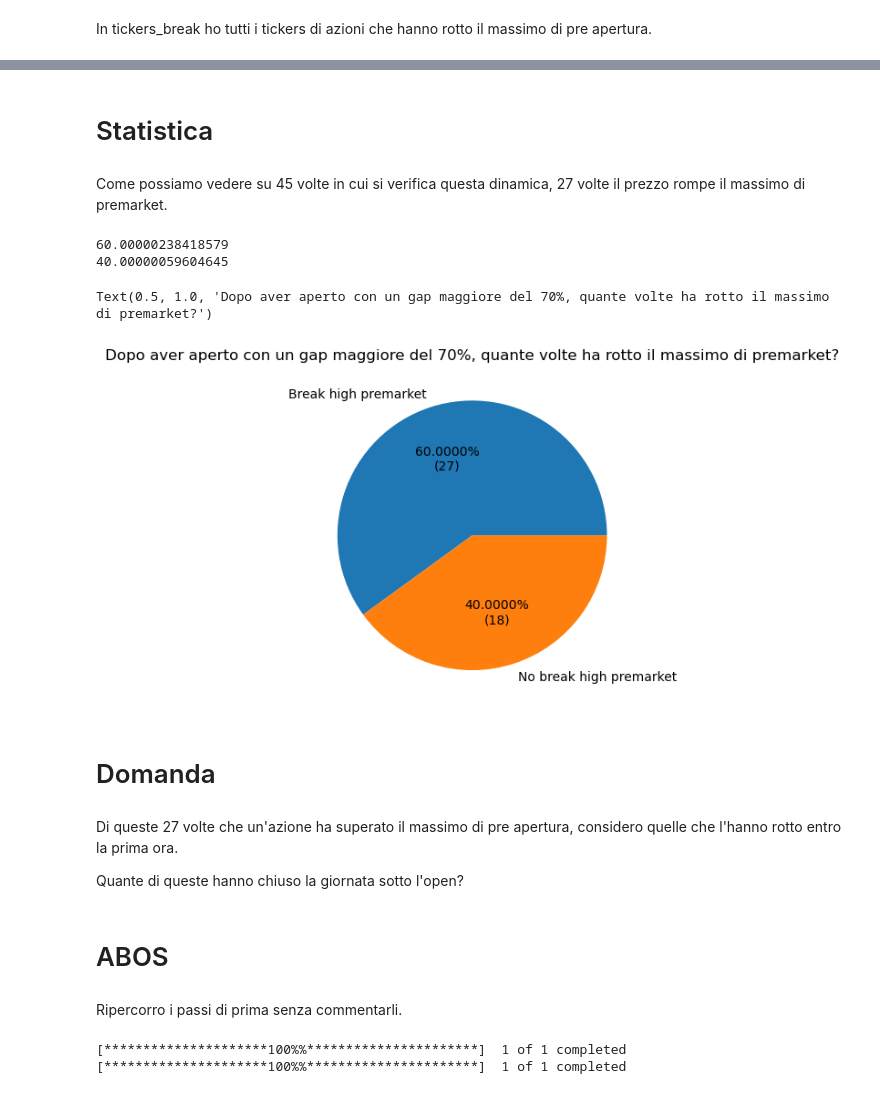
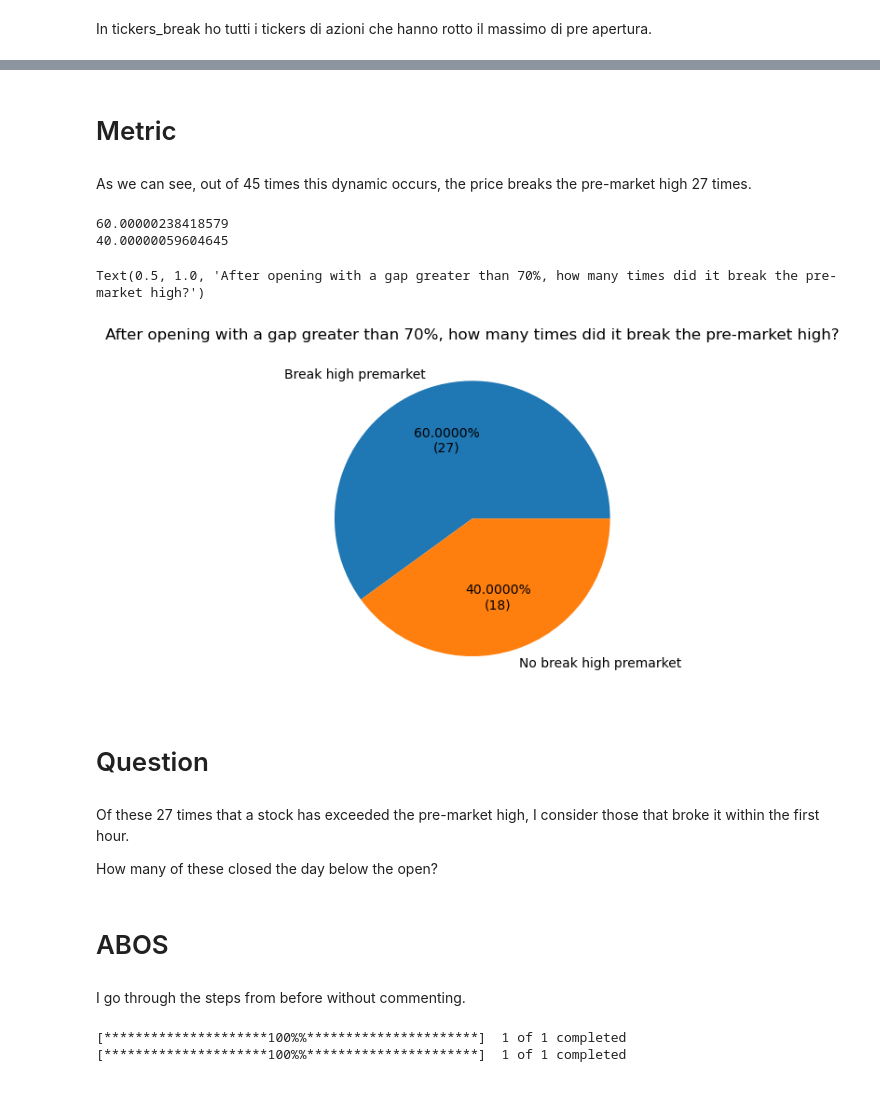
Before and after one commit to Aetthh/my_trading_statistic, a Jupyter notebook: statistichetrading.ipynb, the cells around one changed output, grey strips where cells are left out. Cells and saved outputs as stored; diff of their text form; code cells hidden in the pictures.

```diff
--- a/statistichetrading.ipynb
+++ b/statistichetrading.ipynb
@@ -171,7 +189,7 @@ for ticker in tickers:
     volume_pm = data1h.groupby(data1h.index.date).first()['Volume']
     data1d['Gap'] = ((data1d['Open'] - data1d['Close'].shift(1)) / data1d['Close'].shift(1))
     data1d['Volume_pm'] = volume_pm
-    gap_cond = data1d['gap'] >= 0.7
+    gap_cond = data1d['Gap'] >= 0.7
     red_cond = data1d['Close'] < data1d['Open']
     volume_cond = data1d['Volume'] >= 25e6
     volume_pm_cond = data1d['Volume_pm']>=5e6
@@ -518,9 +535,9 @@ tickers_break
  'SPRB',
  'UCAR']
 # %% [markdown]
-# Statistica
+# Metric
 # %% [markdown]
-Come possiamo vedere su 45 volte in cui si verifica questa dinamica, 27 volte il prezzo rompe il massimo di premarket.
+As we can see, out of 45 times this dynamic occurs, the price breaks the pre-market high 27 times.
 # %%
 def my_fmt(x):
     print(x)
@@ -528,23 +545,23 @@ def my_fmt(x):
 # %%
 labels = ['Break high premarket', 'No break high premarket']
 values = [count, total-count]
 plt.pie(values, labels=labels, autopct=my_fmt)
-plt.title("Dopo aver aperto con un gap maggiore del 70%, quante volte ha rotto il massimo di premarket?")
+plt.title("After opening with a gap greater than 70%, how many times did it break the pre-market high?")
 # %% [output]
 60.00000238418579
 40.00000059604645
-Text(0.5, 1.0, 'Dopo aver aperto con un gap maggiore del 70%, quante volte ha rotto il massimo di premarket?')
+Text(0.5, 1.0, 'After opening with a gap greater than 70%, how many times did it break the pre-market high?')
-[figure, old version]
+[figure, new version]
 # %% [markdown]
-# Domanda
+# Question
 # %% [markdown]
-Di queste 27 volte che un'azione ha superato il massimo di pre apertura, considero quelle che l'hanno rotto entro la prima ora.
+Of these 27 times that a stock has exceeded the pre-market high, I consider those that broke it within the first hour.
 
-Quante di queste hanno chiuso la giornata sotto l'open?
+How many of these closed the day below the open?
 # %% [markdown]
 # ABOS
 # %% [markdown]
-Ripercorro i passi di prima senza commentarli.
+I go through the steps from before without commenting.
 # %%
 start_date = "2023-01-01"
 end_date = "2023-09-06"
```
Also changed, not shown: parts of 49 cells of this notebook.
